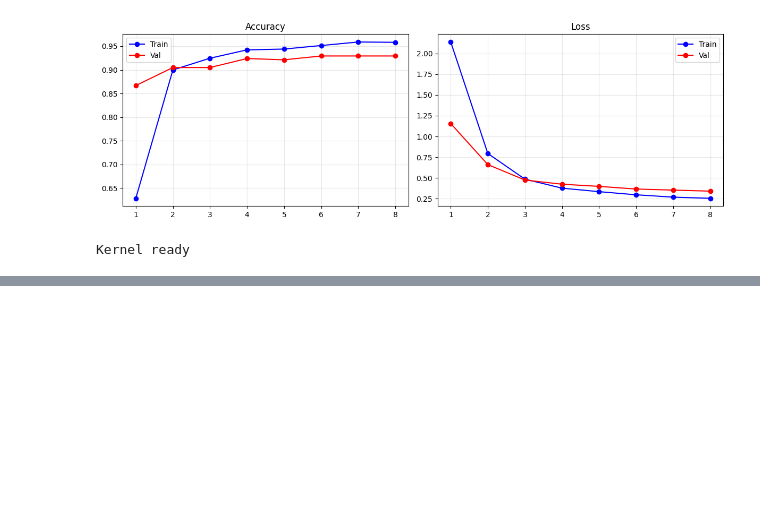
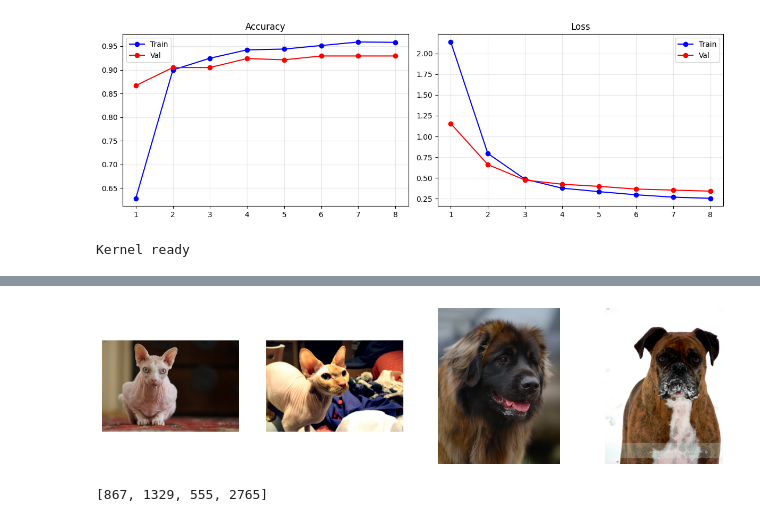
Before and after one commit to andreyboytsov/machine_learning_demo, a Jupyter notebook: Notebooks/Oxford_finetune.ipynb, the cells around one changed output, grey strips where cells are left out. Drawn from its saved outputs; the diff is of its cells as text; code cells hidden in the pictures; blank space fills up the shorter version.

Commit message:
Updated presentation, some more problem examples

```diff
--- a/Notebooks/Oxford_finetune.ipynb
+++ b/Notebooks/Oxford_finetune.ipynb
@@ -285,0 +352,23 @@ Kernel ready
+# %%
+# Take random sample
+import random
+n = 4
+sample = random.sample(overfit_indices, min(n, len(overfit_indices)))
+
+cols = 4
+rows = (len(sample) + cols - 1) // cols
+fig, axes = plt.subplots(rows, cols, figsize=(3.5*cols, 3.5*rows))
+#fig.suptitle(f'Training examples: "{matched_name}"', fontsize=13)
+
+for ax, idx in zip(axes.flat, sample):
+    img, _ = full_dataset[idx]  # returns PIL image since no transform set
+    ax.imshow(img)
+    ax.axis('off')
+for ax in axes.flat[len(sample):]:
+    ax.axis('off')
+# %% [output]
+[figure, added]
+# %%
+sample
+# %% [output]
+[867, 1329, 555, 2765]
```
Also changed, not shown: parts of 3 cells of this notebook, 3 other files.
